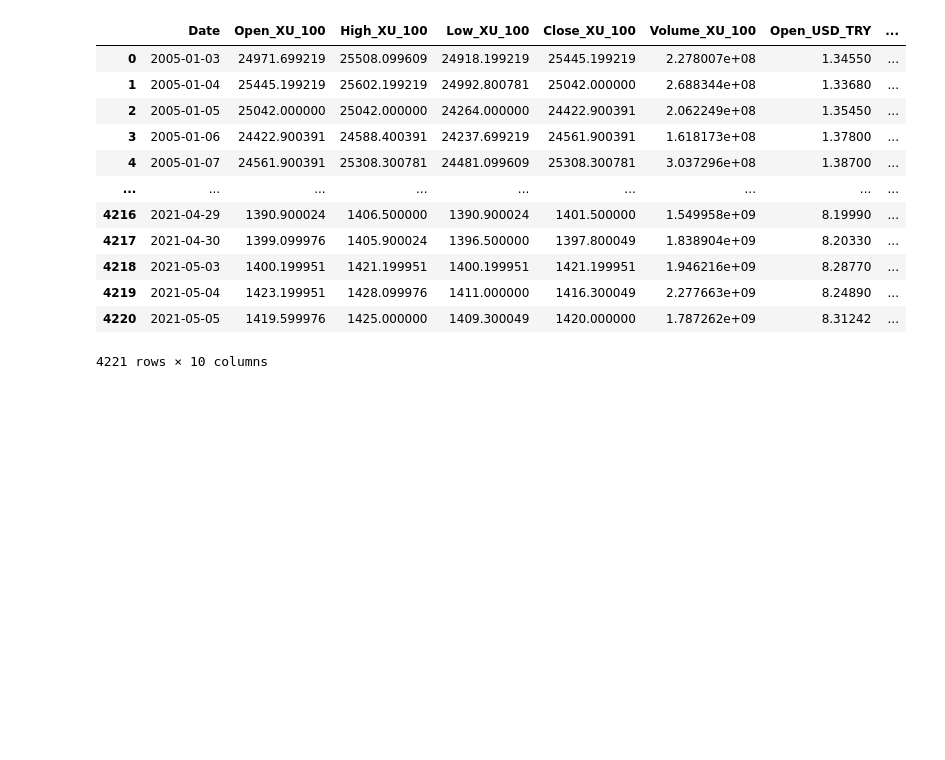
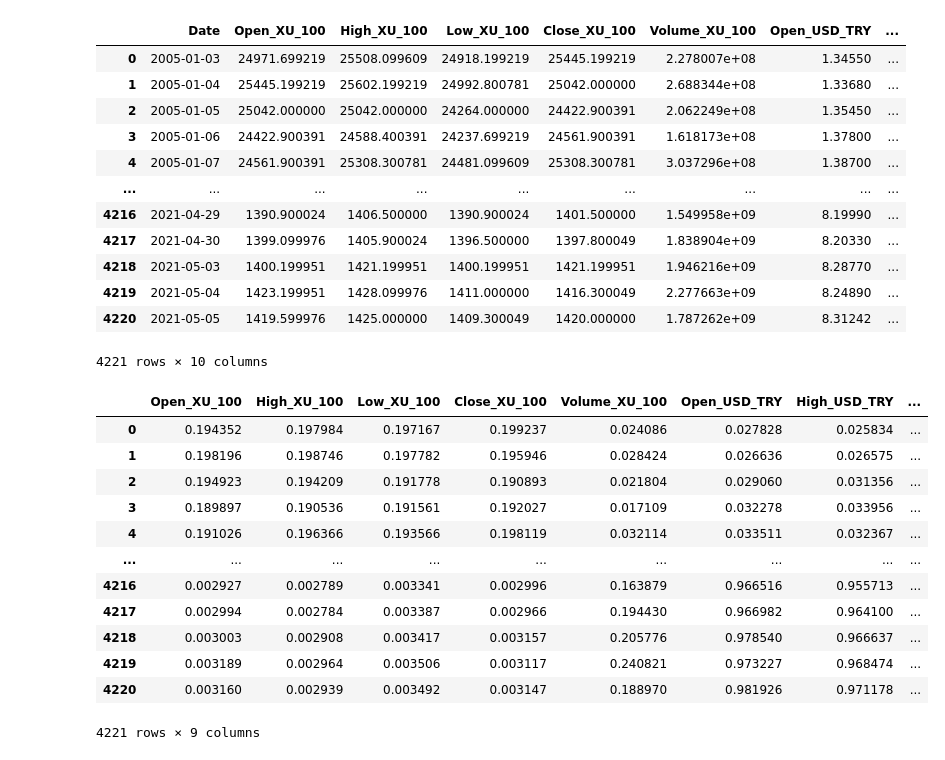
Before and after one commit to y961996/kodluyoruz-veri-bilimi, a Jupyter notebook: bitirme-proje/Stock Value Prediction.ipynb, the cells around one changed output. Cells and saved outputs as stored; diff of their text form; code cells hidden in the pictures; blank space fills up the shorter version.

Commit message:
preprocessing done.

```diff
--- a/bitirme-proje/Stock Value Prediction.ipynb
+++ b/bitirme-proje/Stock Value Prediction.ipynb
@@ -167,7 +174,8 @@ ASELS
 4222 rows × 7 columns
 # %%
 #pd.merge(pd.merge(pd.merge(THY, ASELS, on=["Date"], how="inner"), TUPRS, on=["Date"], how="inner"), XU_100, on=["Date"], how="inner")
-pd.merge(XU_100[XU_100.columns[[0,1,2,3,4,6]]], USD_TRY[USD_TRY.columns[[0,1,2,3,4]]], on=["Date"], how="inner")
+X = pd.merge(XU_100[XU_100.columns[[0,1,2,3,4,6]]], USD_TRY[USD_TRY.columns[[0,1,2,3,4]]], on=["Date"], how="inner")
+X
 # %% [output]
 |  | Date | Open_XU_100 | High_XU_100 | Low_XU_100 | Close_XU_100 | Volume_XU_100 | Open_USD_TRY | ... |
 | 0 | 2005-01-03 | 24971.699219 | 25508.099609 | 24918.199219 | 25445.199219 | 2.278007e+08 | 1.34550 | ... |
@@ -182,3 +190,22 @@ pd.merge(XU_100[XU_100.columns[[0,1,2,3,4,6]]], USD_TRY[USD_TRY.columns[[0,1,2,3
 | 4219 | 2021-05-04 | 1423.199951 | 1428.099976 | 1411.000000 | 1416.300049 | 2.277663e+09 | 8.24890 | ... |
 | 4220 | 2021-05-05 | 1419.599976 | 1425.000000 | 1409.300049 | 1420.000000 | 1.787262e+09 | 8.31242 | ... |
 4221 rows × 10 columns
+# %%
+min_max_scaler = preprocessing.MinMaxScaler()
+res = min_max_scaler.fit_transform([v for v in X.loc[:, X.columns != "Date"].values])
+X.loc[:, X.columns != "Date"] = res
+X
+# %% [output]
+|  | Open_XU_100 | High_XU_100 | Low_XU_100 | Close_XU_100 | Volume_XU_100 | Open_USD_TRY | High_USD_TRY | ... |
+| 0 | 0.194352 | 0.197984 | 0.197167 | 0.199237 | 0.024086 | 0.027828 | 0.025834 | ... |
+| 1 | 0.198196 | 0.198746 | 0.197782 | 0.195946 | 0.028424 | 0.026636 | 0.026575 | ... |
+| 2 | 0.194923 | 0.194209 | 0.191778 | 0.190893 | 0.021804 | 0.029060 | 0.031356 | ... |
+| 3 | 0.189897 | 0.190536 | 0.191561 | 0.192027 | 0.017109 | 0.032278 | 0.033956 | ... |
+| 4 | 0.191026 | 0.196366 | 0.193566 | 0.198119 | 0.032114 | 0.033511 | 0.032367 | ... |
+| ... | ... | ... | ... | ... | ... | ... | ... | ... |
+| 4216 | 0.002927 | 0.002789 | 0.003341 | 0.002996 | 0.163879 | 0.966516 | 0.955713 | ... |
+| 4217 | 0.002994 | 0.002784 | 0.003387 | 0.002966 | 0.194430 | 0.966982 | 0.964100 | ... |
+| 4218 | 0.003003 | 0.002908 | 0.003417 | 0.003157 | 0.205776 | 0.978540 | 0.966637 | ... |
+| 4219 | 0.003189 | 0.002964 | 0.003506 | 0.003117 | 0.240821 | 0.973227 | 0.968474 | ... |
+| 4220 | 0.003160 | 0.002939 | 0.003492 | 0.003147 | 0.188970 | 0.981926 | 0.971178 | ... |
+4221 rows × 9 columns
```
Also changed, not shown: parts of 7 cells of this notebook.
